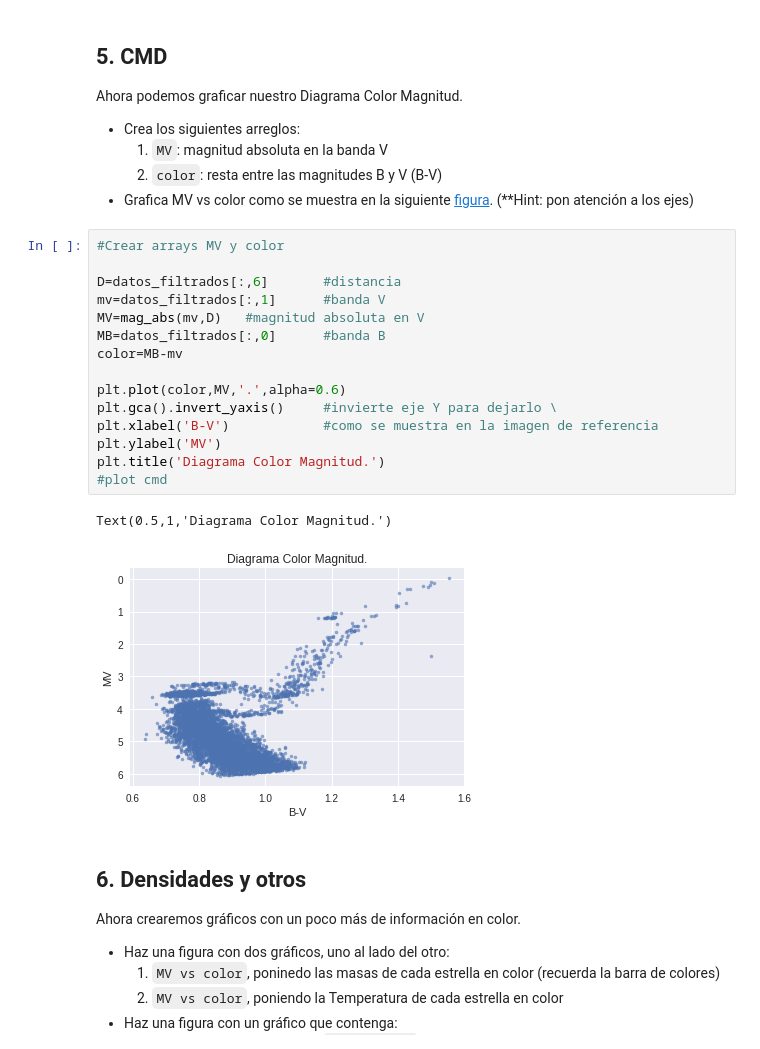
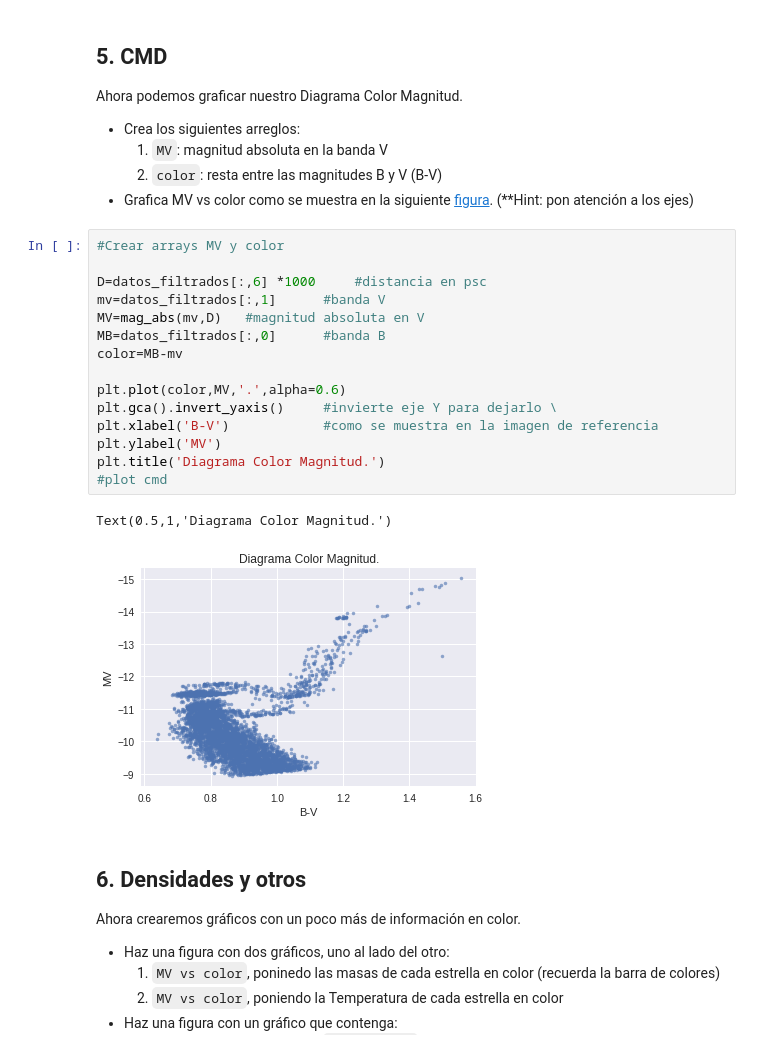
Before and after one commit to chenriquezb/minitarea2, a Jupyter notebook: Copia_de_minitarea2.ipynb, the cells around one changed output. Drawn from its saved outputs; the diff is of its cells as text.

Commit message:
modificadas las unidades de distancia

```diff
--- a/Copia_de_minitarea2.ipynb
+++ b/Copia_de_minitarea2.ipynb
@@ -146,21 +146,21 @@ Ahora podemos graficar nuestro Diagrama Color Magnitud.
 # %%
 #Crear arrays MV y color
 
-D=datos_filtrados[:,6]       #distancia
+D=datos_filtrados[:,6] *1000     #distancia en psc
 mv=datos_filtrados[:,1]      #banda V
 MV=mag_abs(mv,D)   #magnitud absoluta en V
 MB=datos_filtrados[:,0]      #banda B
 color=MB-mv
 
 plt.plot(color,MV,'.',alpha=0.6)
 plt.gca().invert_yaxis()     #invierte eje Y para dejarlo \
 plt.xlabel('B-V')            #como se muestra en la imagen de referencia
 plt.ylabel('MV')
 plt.title('Diagrama Color Magnitud.')
 #plot cmd
 # %% [output]
 Text(0.5,1,'Diagrama Color Magnitud.')
-[figure, old version]
+[figure, new version]
 # %% [markdown]
 ## 6. Densidades y otros
 
```
Also changed, not shown: parts of 2 cells of this notebook.
